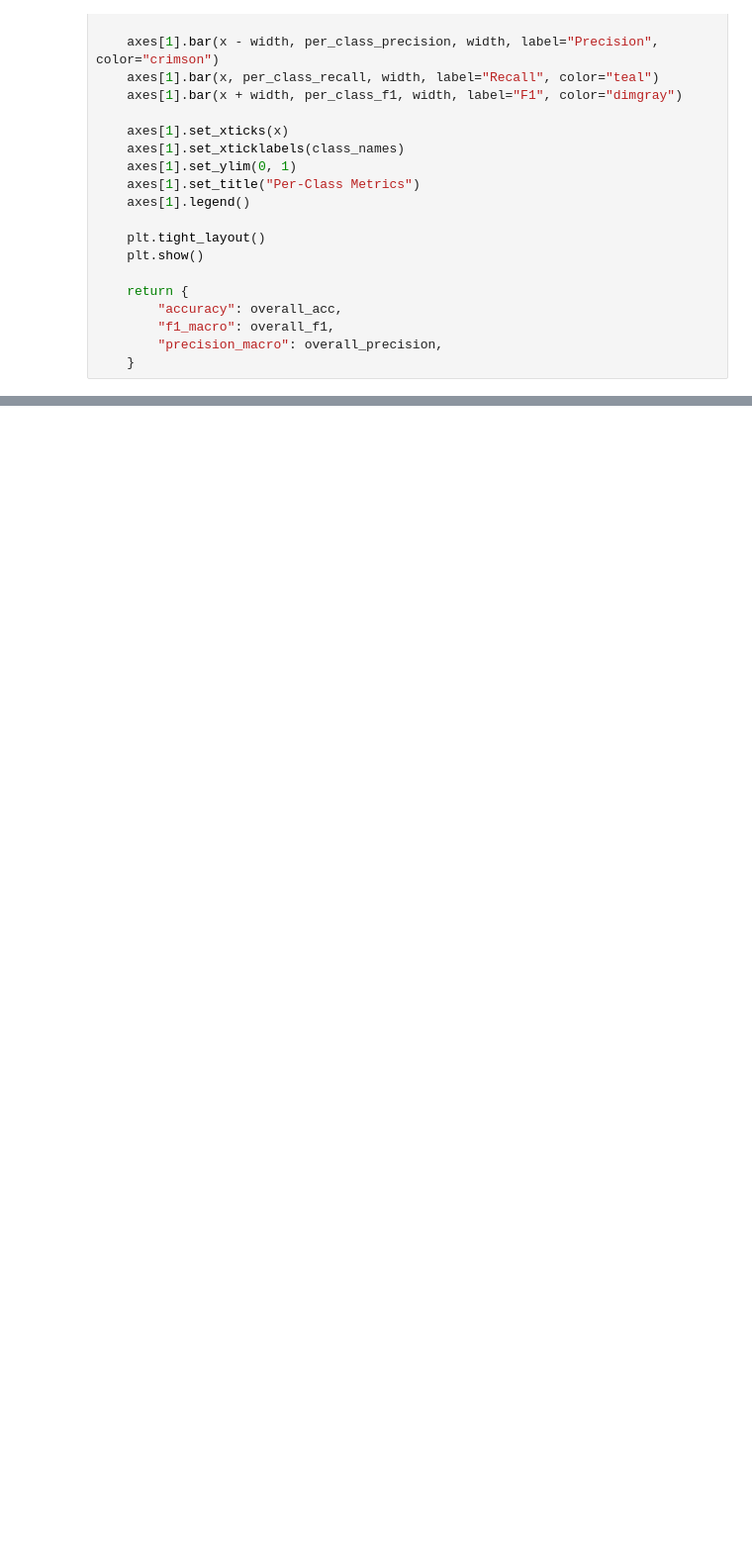
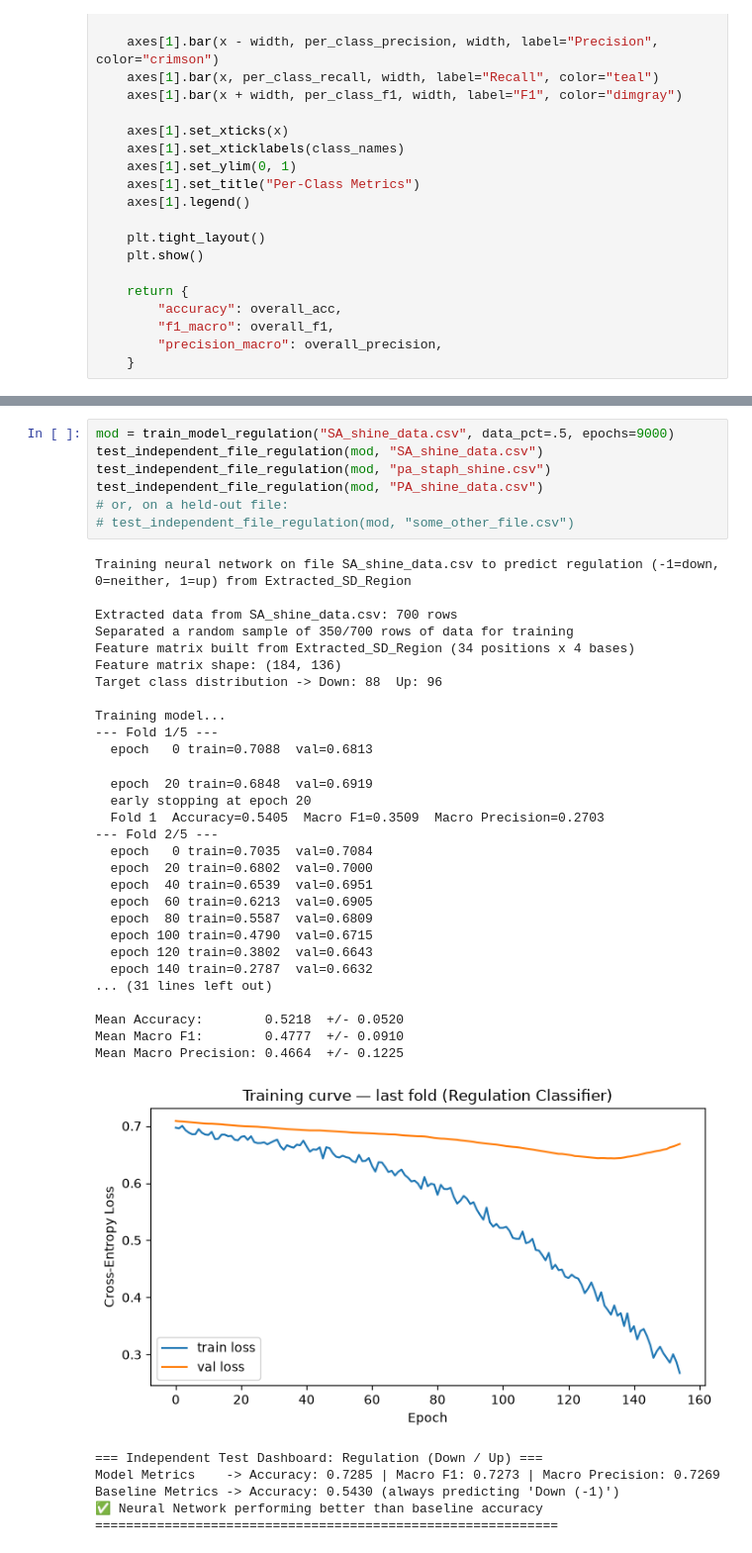
Before and after one commit to rcs227/cse190_ncbi_research, a Jupyter notebook: PA_shine_dalgarno/neural.ipynb, the cells around one changed output, grey strips where cells are left out. Shown at 99% size. Cells and saved outputs as stored; diff of their text form; blank space fills up the shorter version.

```diff
--- a/PA_shine_dalgarno/neural.ipynb
+++ b/PA_shine_dalgarno/neural.ipynb
@@ -1485,0 +643,42 @@ Baseline Metrics -> Accuracy: 0.7600 (always predicting 'Down (-1)')
+# %%
+mod = train_model_regulation("SA_shine_data.csv", data_pct=.5, epochs=9000)
+test_independent_file_regulation(mod, "SA_shine_data.csv")
+test_independent_file_regulation(mod, "pa_staph_shine.csv")
+test_independent_file_regulation(mod, "PA_shine_data.csv")
+# or, on a held-out file:
+# test_independent_file_regulation(mod, "some_other_file.csv")
+# %% [output]
+Training neural network on file SA_shine_data.csv to predict regulation (-1=down, 0=neither, 1=up) from Extracted_SD_Region
+
+Extracted data from SA_shine_data.csv: 700 rows
+Separated a random sample of 350/700 rows of data for training
+Feature matrix built from Extracted_SD_Region (34 positions x 4 bases)
+Feature matrix shape: (184, 136)
+Target class distribution -> Down: 88  Up: 96
+
+Training model...
+--- Fold 1/5 ---
+  epoch   0 train=0.7088  val=0.6813
+  epoch  20 train=0.6848  val=0.6919
+  early stopping at epoch 20
+  Fold 1  Accuracy=0.5405  Macro F1=0.3509  Macro Precision=0.2703
+--- Fold 2/5 ---
+  epoch   0 train=0.7035  val=0.7084
+  epoch  20 train=0.6802  val=0.7000
+  epoch  40 train=0.6539  val=0.6951
+  epoch  60 train=0.6213  val=0.6905
+  epoch  80 train=0.5587  val=0.6809
+  epoch 100 train=0.4790  val=0.6715
+  epoch 120 train=0.3802  val=0.6643
+  epoch 140 train=0.2787  val=0.6632
+... (31 lines left out)
+
+Mean Accuracy:        0.5218  +/- 0.0520
+Mean Macro F1:        0.4777  +/- 0.0910
+Mean Macro Precision: 0.4664  +/- 0.1225
+[figure, added]
+=== Independent Test Dashboard: Regulation (Down / Up) ===
+Model Metrics    -> Accuracy: 0.7285 | Macro F1: 0.7273 | Macro Precision: 0.7269
+Baseline Metrics -> Accuracy: 0.5430 (always predicting 'Down (-1)')
+✅ Neural Network performing better than baseline accuracy
+============================================================
```
Also changed, not shown: parts of 21 cells of this notebook.
